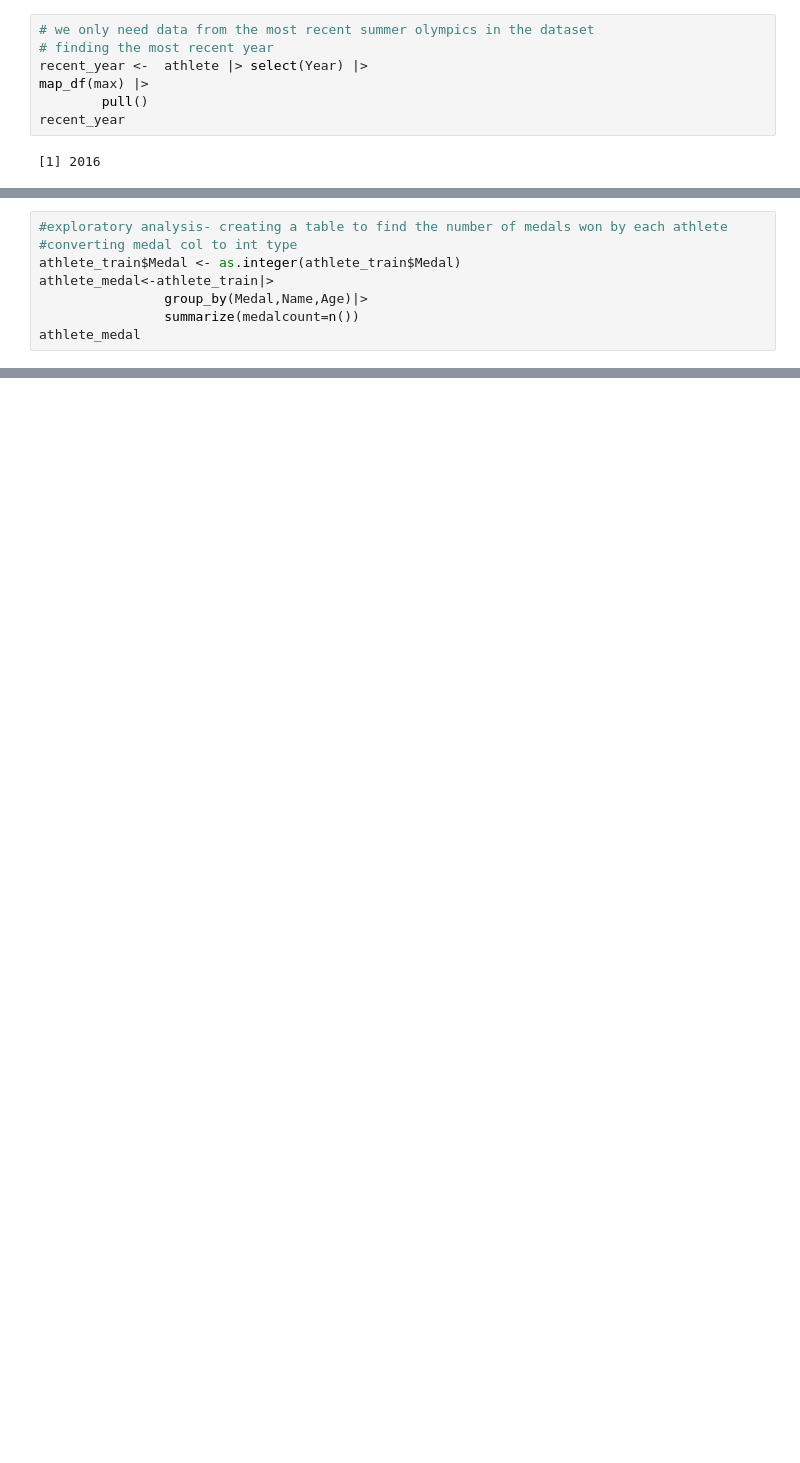
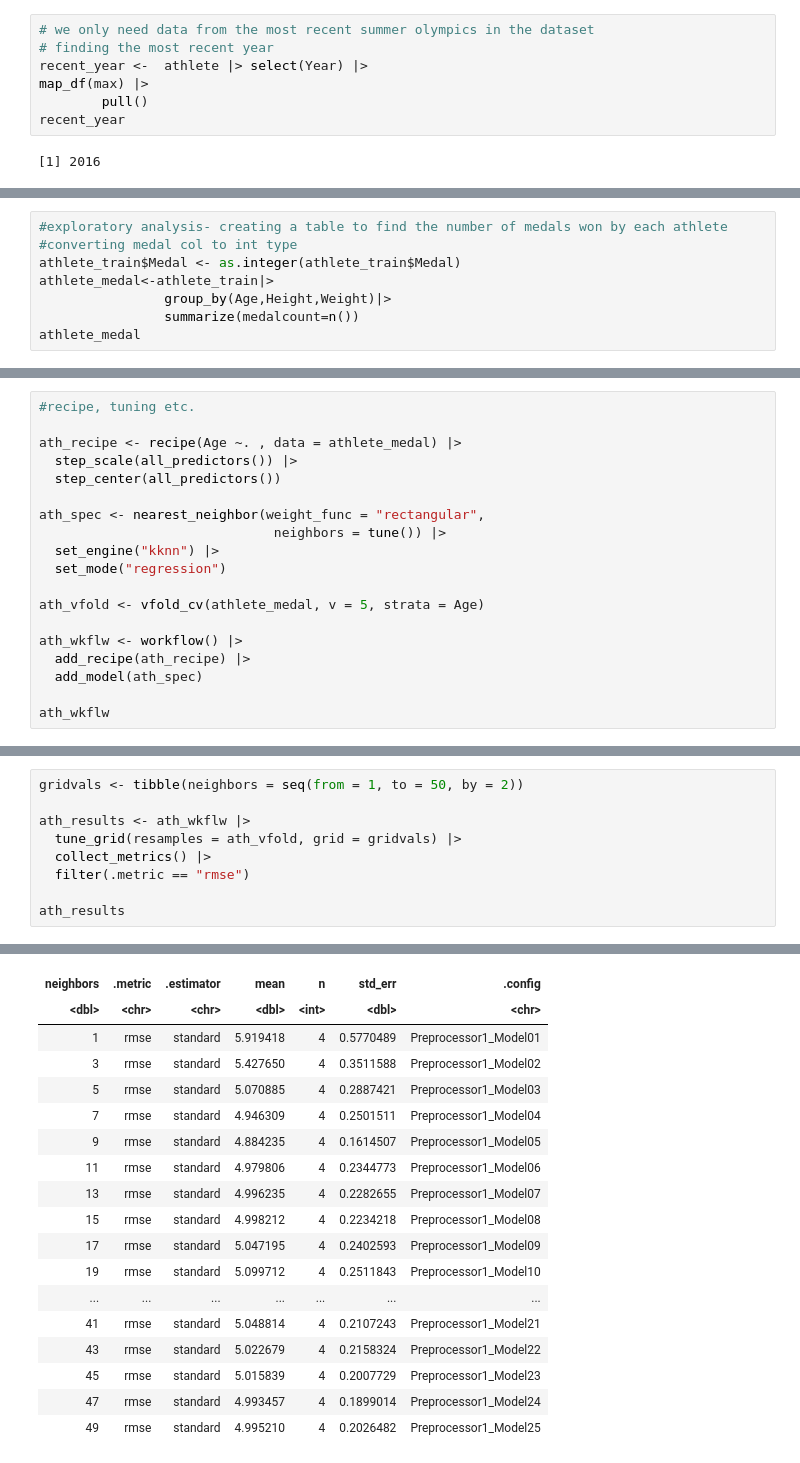
Before and after one commit to Mahekbhardwaj/DSCI-100-group38, a Jupyter notebook: group38_mainproject/group38proposal (2).ipynb, the cells around one changed output, grey strips where cells are left out. Drawn from its saved outputs; the diff is of its cells as text; blank space fills up the shorter version.

```diff
--- a/group38_mainproject/group38proposal (2).ipynb
+++ b/group38_mainproject/group38proposal (2).ipynb
@@ -149,6 +169,6 @@ A tibble: 6 × 14
 #converting medal col to int type
 athlete_train$Medal <- as.integer(athlete_train$Medal)
 athlete_medal<-athlete_train|>
-                group_by(Medal,Name,Age)|>
+                group_by(Age,Height,Weight)|>
                 summarize(medalcount=n())
 athlete_medal
@@ -161,0 +206,19 @@ medal_age_plot
+# %%
+#recipe, tuning etc.
+
+ath_recipe <- recipe(Age ~. , data = athlete_medal) |>
+  step_scale(all_predictors()) |>
+  step_center(all_predictors())
+
+ath_spec <- nearest_neighbor(weight_func = "rectangular",
+                              neighbors = tune()) |>
+  set_engine("kknn") |>
+  set_mode("regression")
+
+ath_vfold <- vfold_cv(athlete_medal, v = 5, strata = Age)
+
+ath_wkflw <- workflow() |>
+  add_recipe(ath_recipe) |>
+  add_model(ath_spec)
+
+ath_wkflw
@@ -161,0 +255,10 @@ medal_age_plot
+# %%
+gridvals <- tibble(neighbors = seq(from = 1, to = 50, by = 2))
+
+ath_results <- ath_wkflw |>
+  tune_grid(resamples = ath_vfold, grid = gridvals) |>
+  collect_metrics() |>
+  filter(.metric == "rmse")
+
+ath_results
+# %% [output]
@@ -161,0 +271,18 @@ medal_age_plot
+| neighbors | .metric | .estimator | mean | n | std_err | .config |
+| <dbl> | <chr> | <chr> | <dbl> | <int> | <dbl> | <chr> |
+| 1 | rmse | standard | 5.919418 | 4 | 0.5770489 | Preprocessor1_Model01 |
+| 3 | rmse | standard | 5.427650 | 4 | 0.3511588 | Preprocessor1_Model02 |
+| 5 | rmse | standard | 5.070885 | 4 | 0.2887421 | Preprocessor1_Model03 |
+| 7 | rmse | standard | 4.946309 | 4 | 0.2501511 | Preprocessor1_Model04 |
+| 9 | rmse | standard | 4.884235 | 4 | 0.1614507 | Preprocessor1_Model05 |
+| 11 | rmse | standard | 4.979806 | 4 | 0.2344773 | Preprocessor1_Model06 |
+| 13 | rmse | standard | 4.996235 | 4 | 0.2282655 | Preprocessor1_Model07 |
+| 15 | rmse | standard | 4.998212 | 4 | 0.2234218 | Preprocessor1_Model08 |
+| 17 | rmse | standard | 5.047195 | 4 | 0.2402593 | Preprocessor1_Model09 |
+| 19 | rmse | standard | 5.099712 | 4 | 0.2511843 | Preprocessor1_Model10 |
+| ... | ... | ... | ... | ... | ... | ... |
+| 41 | rmse | standard | 5.048814 | 4 | 0.2107243 | Preprocessor1_Model21 |
+| 43 | rmse | standard | 5.022679 | 4 | 0.2158324 | Preprocessor1_Model22 |
+| 45 | rmse | standard | 5.015839 | 4 | 0.2007729 | Preprocessor1_Model23 |
+| 47 | rmse | standard | 4.993457 | 4 | 0.1899014 | Preprocessor1_Model24 |
+| 49 | rmse | standard | 4.995210 | 4 | 0.2026482 | Preprocessor1_Model25 |
```
Also changed, not shown: parts of 9 cells of this notebook, 1 other file.
